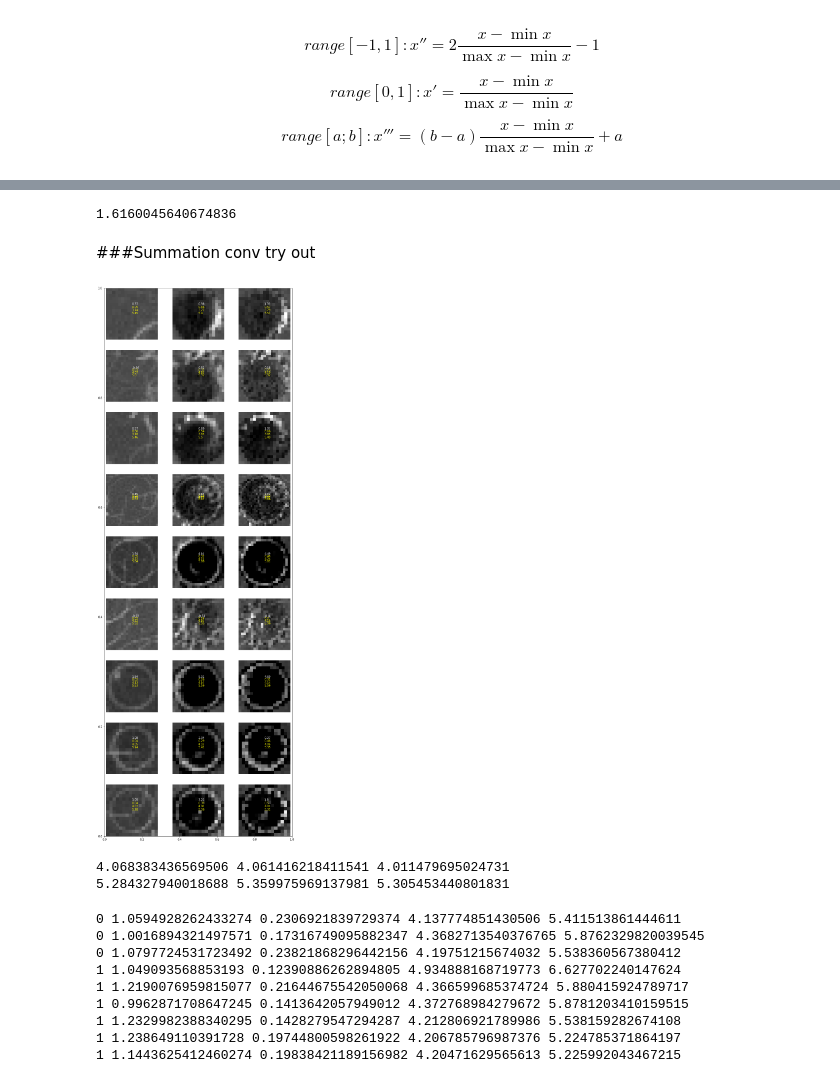
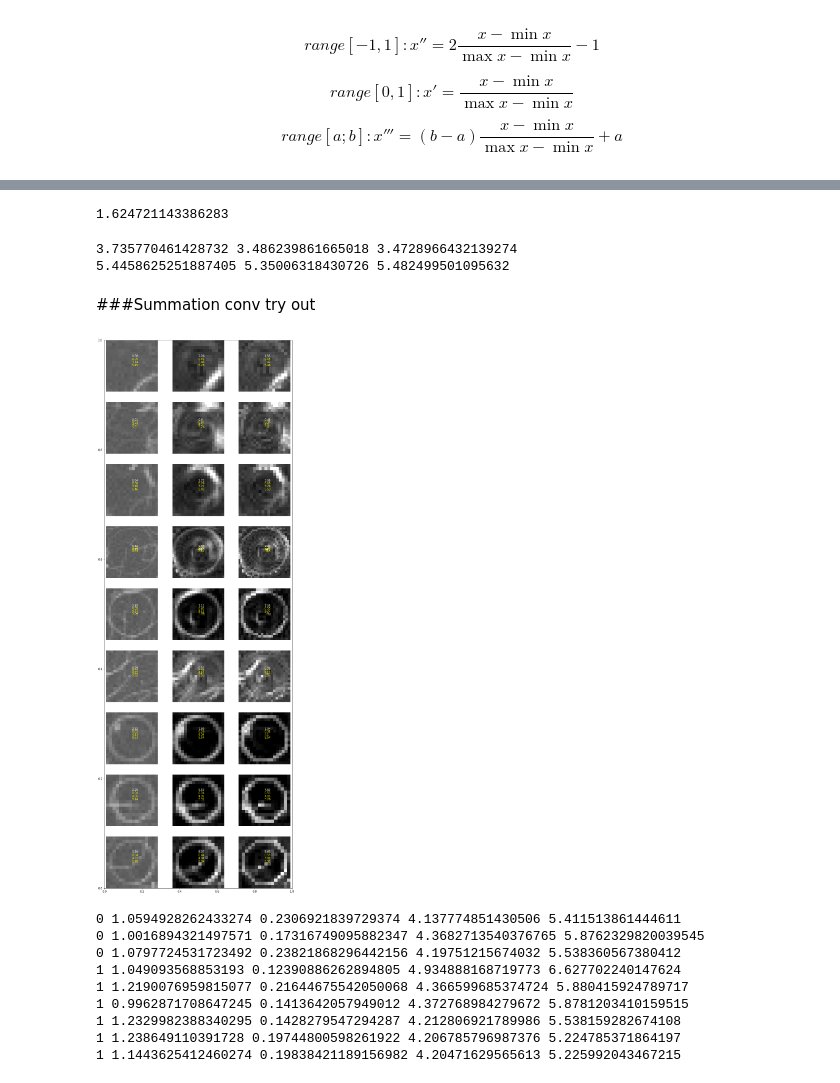
Before and after one commit to andrew-veriga/MathForML, a Jupyter notebook: ConvolutionalCoffieCircles.ipynb, the cells around one changed output, grey strips where cells are left out. Cells and saved outputs as stored; diff of their text form; code cells hidden in the pictures.

```diff
--- a/ConvolutionalCoffieCircles.ipynb
+++ b/ConvolutionalCoffieCircles.ipynb
@@ -498,20 +498,20 @@ def nrm(_b,_mask):
   return _box
 
 def normto_avgOne(ar,_mask):
-  ar_min = ar - ar.min(axis=(2,3), keepdims=True)
-  ar_max = ar_min / ar_min.max(axis=(2, 3), keepdims=True)
-  ar_mean = ar_max - ar_max[:,:,_mask].mean(axis=(2), keepdims=True)[:,:,:,np.newaxis]
+  ar_min = ar - ar.min(axis=(-2,-1), keepdims=True)
+  ar_max = ar_min / ar_min.max(axis=(-2, -1), keepdims=True)
+  ar_mean = ar_max - ar_max[:,:,_mask].mean(axis=(-1), keepdims=True)[:,:,:,np.newaxis]
   return ar_mean
 
 def normto_0_2(ar):
-  ar_min = ar.min(axis=(2,3), keepdims=True)
-  ar_max = ar.max(axis=(2, 3), keepdims=True)
-  add = np.full((ar.shape[2],ar.shape[3]),0.5)
+  ar_min = ar.min(axis=(-2,-1), keepdims=True)
+  ar_max = ar.max(axis=(-2, -1), keepdims=True)
+  add = np.full((ar.shape[-2],ar.shape[-1]),0.5)
   return (((ar - ar_min)/(ar_max-ar_min))+add)
 
 def normto_0_1(ar):
-  ar_min = ar.min(axis=(2,3), keepdims=True)
-  ar_max = ar.max(axis=(2, 3), keepdims=True)
+  ar_min = ar.min(axis=(-2,-1), keepdims=True)
+  ar_max = ar.max(axis=(-2, -1), keepdims=True)
   return (((ar - ar_min)/(ar_max-ar_min)))
 # %%
 #https://stackoverflow.com/questions/43086557/convolve2d-just-by-using-numpy
@@ -521,7 +521,7 @@ def normto_0_1(ar):
 #     )
 # trial variables fro debugging
 ImageSize=[250,360]
-angle = 30
+angle = 12
 # area for search
 image_area=np.copy(Image[:ImageSize[0],:ImageSize[1]])
 
@@ -547,7 +547,7 @@ for row in range(len):
   mask, center = getMask(size,0.8)
   x_old, y_old,x_new, y_new = getRotateCoords(R,size,center)
 
-  kernel = getKernel(size,0.8)
+  kernel = get2Kernel(size,1.)
 
   #normalise their to average = 1
   # box-= np.min(box)
@@ -565,27 +565,38 @@ for row in range(len):
   #multiply all matrices by their rotated copies elementwise
 
   im_index+=1
+  v = (brightness(sub_matrices,mask)  )[Y, X]
+  v1 = normto_avgOne(sub_matrices,mask)[Y,X][mask].var()
+  v2 = np.sum(normto_0_1(sub_matrices) * kernel,axis=(2,3))[Y,X] / size
+
   ax = fig.add_subplot(len,cnt+2,im_index)
   ax.axis('off')
-  ax.imshow(sub_matrices[Y, X], cmap=plt.get_cmap('gray'),vmin=-1,vmax=2)
-
+  ax.imshow(normto_0_1(sub_matrices[Y, X]), cmap=plt.get_cmap('gray'),vmin=-1,vmax=2)
+  ax.text(center[0],center[1],str(round(v,2)),color='white')
+  ax.text(center[0],center[1]+2,str(round(v1,2)),color='yellow')
+  ax.text(center[0],center[1]+4,str(round(v2,2)),color='yellow')
 
   new_matrices[:,:,y_old,x_old] = normto_avgOne(sub_matrices,mask)[:,:,y_new,x_new]
   first_brightness = brightness(new_matrices,mask)
+  v = (brightness(new_matrices,mask) / first_brightness)[Y, X]
+  v1 = normto_avgOne(new_matrices,mask)[Y,X][mask].var()
+  v2 = np.sum(normto_0_1(new_matrices) * kernel,axis=(2,3))[Y,X]/ size
 
   im_index+=1
   ax = fig.add_subplot(len,cnt+2,im_index)
   ax.axis('off')
 
-  # new_matrices = new_matrices*normToOne(sub_matrices)
   ax.imshow(new_matrices[Y, X], cmap=plt.get_cmap('gray'),vmin=-1,vmax=2)
+  ax.text(center[0],center[1],str(round(v,2)),color='white')
+  ax.text(center[0],center[1]+2,str(round(v1,2)),color='yellow')
+  ax.text(center[0],center[1]+4,str(round(v2,2)),color='yellow')
 
   for col in range(cnt):
     new_matrices[:,:,y_old,x_old] += normto_avgOne(new_matrices,mask)[:,:,y_new,x_new]
     # new_matrices = normToOne(new_matrices)
     im_index+=1
     v1 = normto_avgOne(new_matrices,mask)[Y,X][mask].var()
-    v2 = np.sum(normto_0_1(new_matrices)*kernel / size,axis=(2,3))[Y,X]
+    v2 = np.sum(normto_0_1(new_matrices)* kernel ,axis=(2,3))[Y,X] / size
 
     ax = fig.add_subplot(len,cnt+2,im_index)
     ax.axis('off')
@@ -620,10 +631,22 @@ for row in range(len):
   np.max(normalised(sub_matrices)[76,138])
   # plt.imshow(normalised(sub_matrices)[76,138],cmap=plt.get_cmap('gray'),vmin=0,vmax=2)
 # %% [output]
-1.6160045640674836
+1.624721143386283
+# %%
+def norm_0_1(arr):
+  minarr=arr.min()
+  return (arr - minarr)/(arr.max()-minarr)
+
+rotated_box[mask].var(),transformed_box[mask].var()
+print(entropy(norm_0_1(box[mask])),entropy(norm_0_1(rotated_box[mask])), entropy(norm_0_1(transformed_box[mask])))
+print(entropy(norm_0_1(box.flatten())),entropy(norm_0_1(rotated_box.flatten())), entropy(norm_0_1(transformed_box.flatten())))
+# %% [output]
+3.735770461428732 3.486239861665018 3.4728966432139274
+5.4458625251887405 5.35006318430726 5.482499501095632
 # %% [markdown]
 ###Summation conv try out
 # %%
+from scipy.stats import entropy
 
 len = data.shape[0]
 fig, ax = plt.subplots(figsize=(4*3,4*len))
@@ -631,8 +654,8 @@ row = 0
 
 for size,x,y, isRing in data:
   mask, center=getMask(size,.8)
-  box = nrm(Image[y:y+size,x:x+size],mask)
-  angle =30
+  box = normto_0_1(Image[y:y+size,x:x+size])
+  angle =12
   # matrix for rotate
   r_angle = np.radians(angle)
   R = np.array([
@@ -643,43 +666,32 @@ for size,x,y, isRing in data:
 
 
   rotated_box = box + nrm(rotate_image(box,angle),mask)
 
   t_box = np.zeros_like(box)
   x_old,y_old,x_new, y_new = getRotateCoords(R, size, center)
   t_box[y_old,x_old] = box[y_new,x_new]
   transformed_box = box+nrm(t_box,mask)#(box-np.mean(box / np.max(box-np.min(box)))+1.)*t_box
 
   for i in range(2):
     rotated_box += nrm(rotate_image(rotated_box,angle),mask)
     t_box[y_old,x_old] = transformed_box[y_new,x_new]
     transformed_box += nrm(t_box,mask)
 
   kernel = get2Kernel(size,1.)
 
   # ax.axis('off')
   col=1
   for arr in (box, rotated_box, transformed_box):
     ax = fig.add_subplot(len,3,col+row)
     ax.axis('off')
     ax.imshow(arr, cmap=plt.get_cmap('gray'),vmin=-1, vmax=2)
     txtpos = center[0]-3
     ax.text(center[1],txtpos,str(round(FuzzyCircleConv(arr,kernel)/size,2)),color='white')
     ax.text(center[1],txtpos+1,str(round(arr[mask].var(),2)),color='yellow')
     ax.text(center[1],txtpos+2,str(round(entropy(norm_0_1(arr[mask])),2)),color='yellow')# entropy(nrm(box[mask]))
     ax.text(center[1],txtpos+3,str(round(entropy(norm_0_1(arr.flatten())),2)),color='yellow')
     col+=1
   row+=3
 # %% [output]
-[figure, old version]
+[figure, new version]
-# %%
-def norm_0_1(arr):
-  minarr=arr.min()
-  return (arr - minarr)/(arr.max()-minarr)
-
-rotated_box[mask].var(),transformed_box[mask].var()
-print(entropy(norm_0_1(box[mask])),entropy(norm_0_1(rotated_box[mask])), entropy(norm_0_1(transformed_box[mask])))
-print(entropy(norm_0_1(box.flatten())),entropy(norm_0_1(rotated_box.flatten())), entropy(norm_0_1(transformed_box.flatten())))
-# %% [output]
-4.068383436569506 4.061416218411541 4.011479695024731
-5.284327940018688 5.359975969137981 5.305453440801831
 # %%
```
Also changed, not shown: parts of 3 cells of this notebook.
